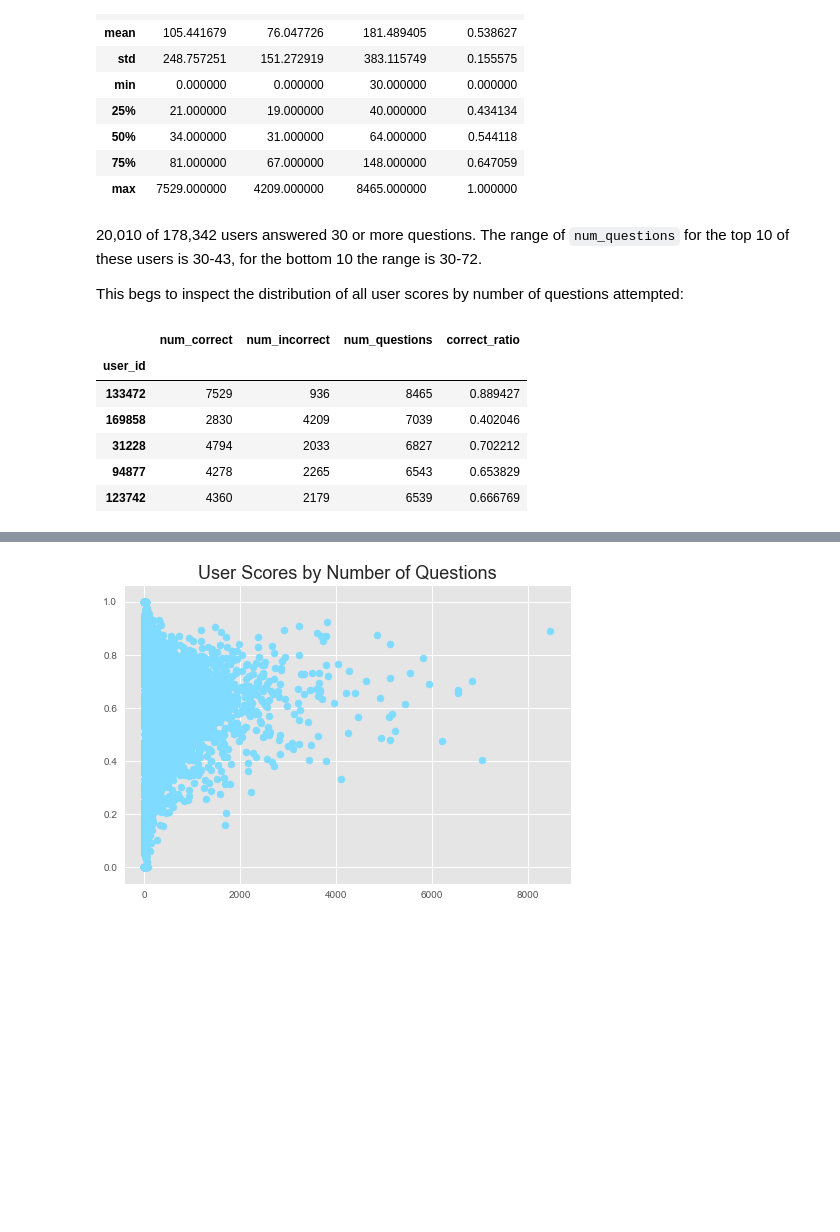
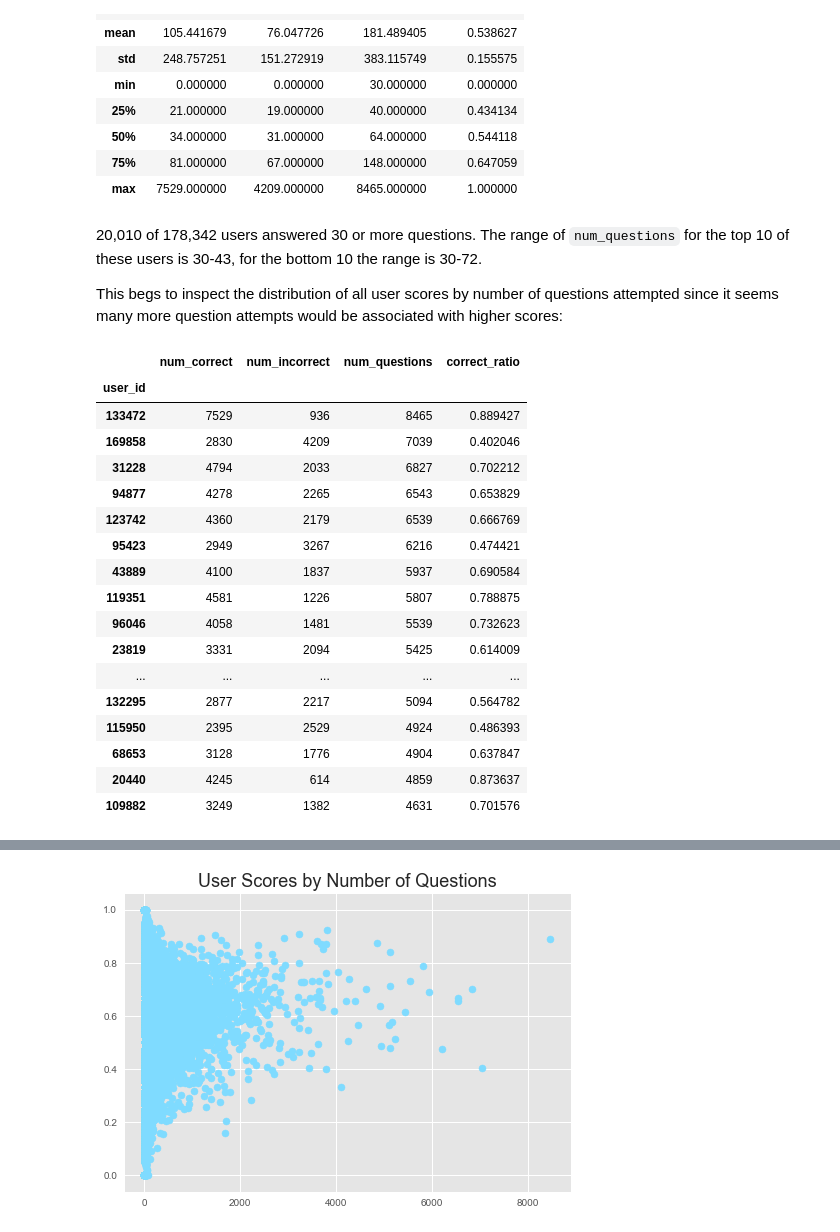
Before and after one commit to oserttas-math/predicting_assessment_mastery, a Jupyter notebook: notebooks/initial_data_exploration.ipynb, the cells around one changed output, grey strips where cells are left out. Saved outputs shown, nothing was run; the diff lists cells and outputs as text; code cells hidden in the pictures; blank space fills up the shorter version.

```diff
--- a/notebooks/initial_data_exploration.ipynb
+++ b/notebooks/initial_data_exploration.ipynb
@@ -1260,16 +1290,27 @@ user_rank.describe()
 # %% [markdown]
 20,010 of 178,342 users answered 30 or more questions. The range of `num_questions` for the top 10 of these users is 30-43, for the bottom 10 the range is 30-72.
 
-This begs to inspect the distribution of all user scores by number of questions attempted:
+This begs to inspect the distribution of all user scores by number of questions attempted since it seems many more question attempts would be associated with higher scores:
 # %%
 # Sort the user score dataframe by num_questions:
 numquestions_byscore = df_user_id_score.sort_values('num_questions', ascending=0)
-numquestions_byscore.head()
+numquestions_byscore.head(20)
 # %% [output]
 |  | num_correct | num_incorrect | num_questions | correct_ratio |
 | user_id |  |  |  |  |
 | 133472 | 7529 | 936 | 8465 | 0.889427 |
 | 169858 | 2830 | 4209 | 7039 | 0.402046 |
 | 31228 | 4794 | 2033 | 6827 | 0.702212 |
 | 94877 | 4278 | 2265 | 6543 | 0.653829 |
 | 123742 | 4360 | 2179 | 6539 | 0.666769 |
+| 95423 | 2949 | 3267 | 6216 | 0.474421 |
+| 43889 | 4100 | 1837 | 5937 | 0.690584 |
+| 119351 | 4581 | 1226 | 5807 | 0.788875 |
+| 96046 | 4058 | 1481 | 5539 | 0.732623 |
+| 23819 | 3331 | 2094 | 5425 | 0.614009 |
+| ... | ... | ... | ... | ... |
+| 132295 | 2877 | 2217 | 5094 | 0.564782 |
+| 115950 | 2395 | 2529 | 4924 | 0.486393 |
+| 68653 | 3128 | 1776 | 4904 | 0.637847 |
+| 20440 | 4245 | 614 | 4859 | 0.873637 |
+| 109882 | 3249 | 1382 | 4631 | 0.701576 |
```
Also changed, not shown: parts of 34 cells of this notebook.
